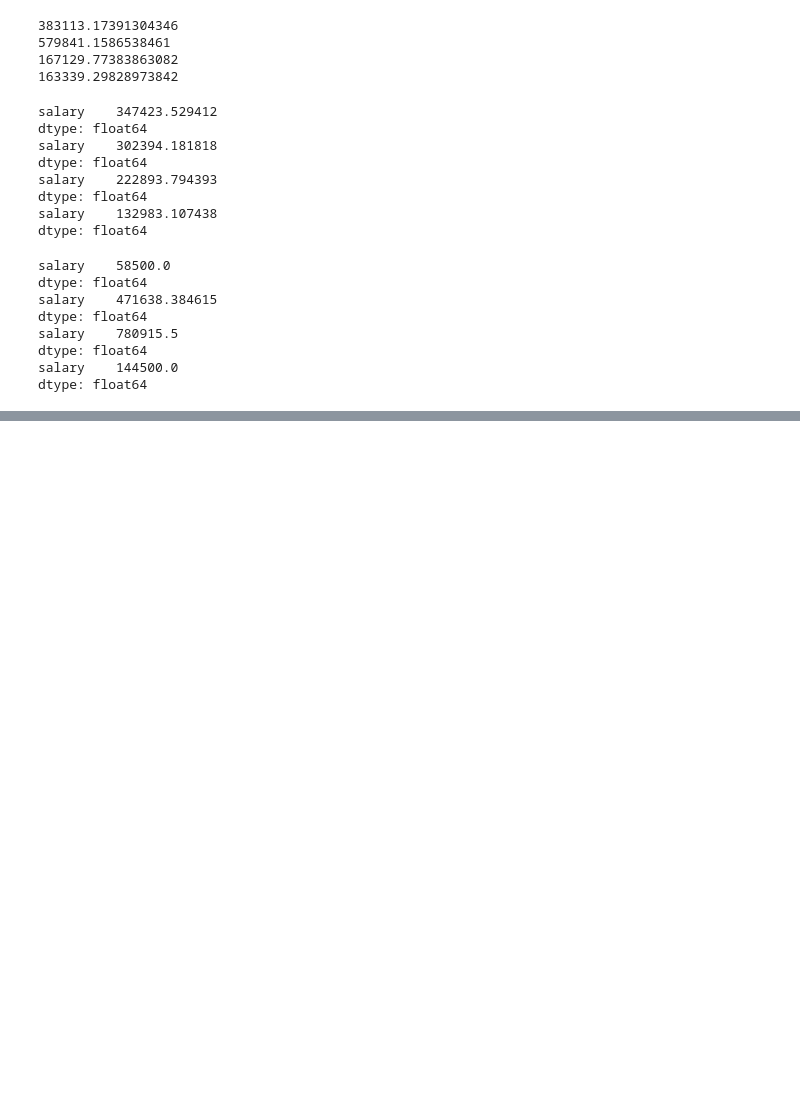
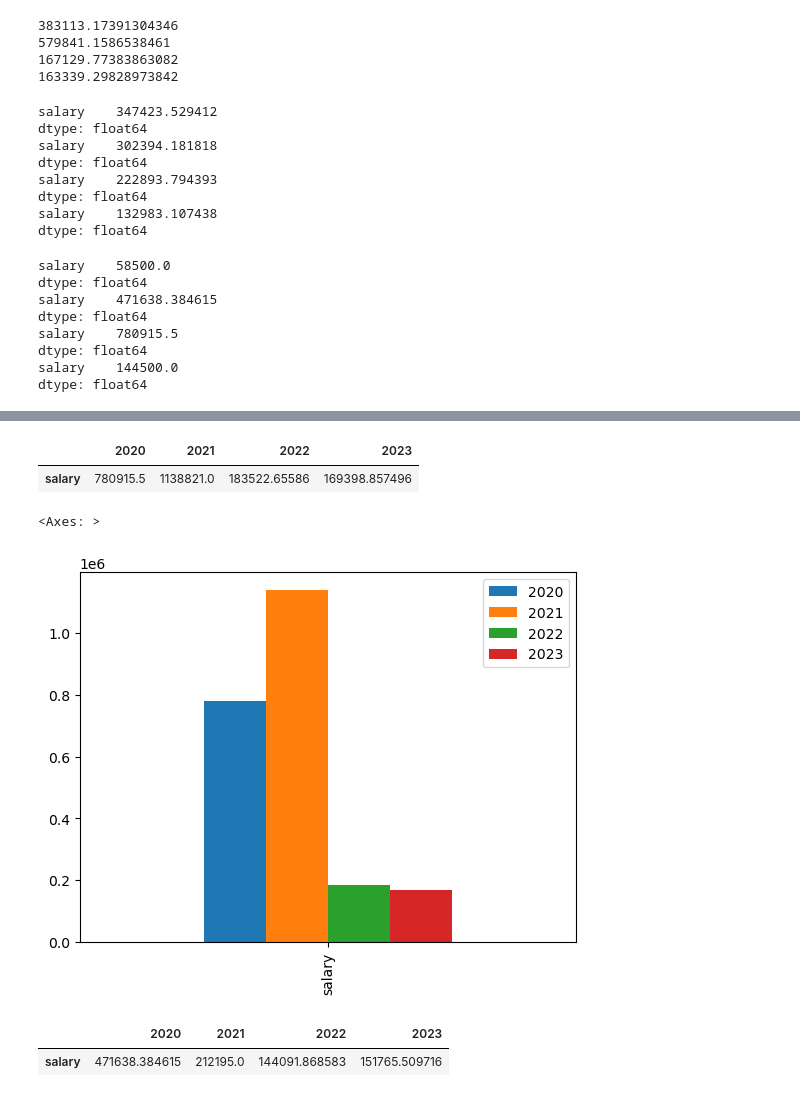
Before and after one commit to christian-a-smith/project-1, a Jupyter notebook: Trends-over-3-years.ipynb, the cells around one changed output, grey strips where cells are left out. Cells and saved outputs as stored; diff of their text form; code cells hidden in the pictures; blank space fills up the shorter version.

```diff
--- a/Trends-over-3-years.ipynb
+++ b/Trends-over-3-years.ipynb
@@ -196,0 +212,25 @@ dtype: float64
+# %%
+#Data Scientist averages
+average_DS_salary_df = pd.DataFrame({"2020":average_salary_2020_DS,
+                                   "2021":average_salary_2021_DS,
+                                   "2022":average_salary_2022_DS,
+                                   "2023":average_salary_2023_DS})
+average_DS_salary_df
+# %% [output]
+|  | 2020 | 2021 | 2022 | 2023 |
+| salary | 780915.5 | 1138821.0 | 183522.65586 | 169398.857496 |
+# %%
+average_DS_salary_df.plot.bar()
+# %% [output]
+<Axes: >
+[figure, added]
+# %%
+#Data Engineer averages
+average_DE_salary_df = pd.DataFrame({"2020":average_salary_2020_DE,
+                                   "2021":average_salary_2021_DE,
+                                   "2022":average_salary_2022_DE,
+                                   "2023":average_salary_2023_DE})
+average_DE_salary_df
+# %% [output]
+|  | 2020 | 2021 | 2022 | 2023 |
+| salary | 471638.384615 | 212195.0 | 144091.868583 | 151765.509716 |
```
Also changed, not shown: parts of 13 cells of this notebook.
